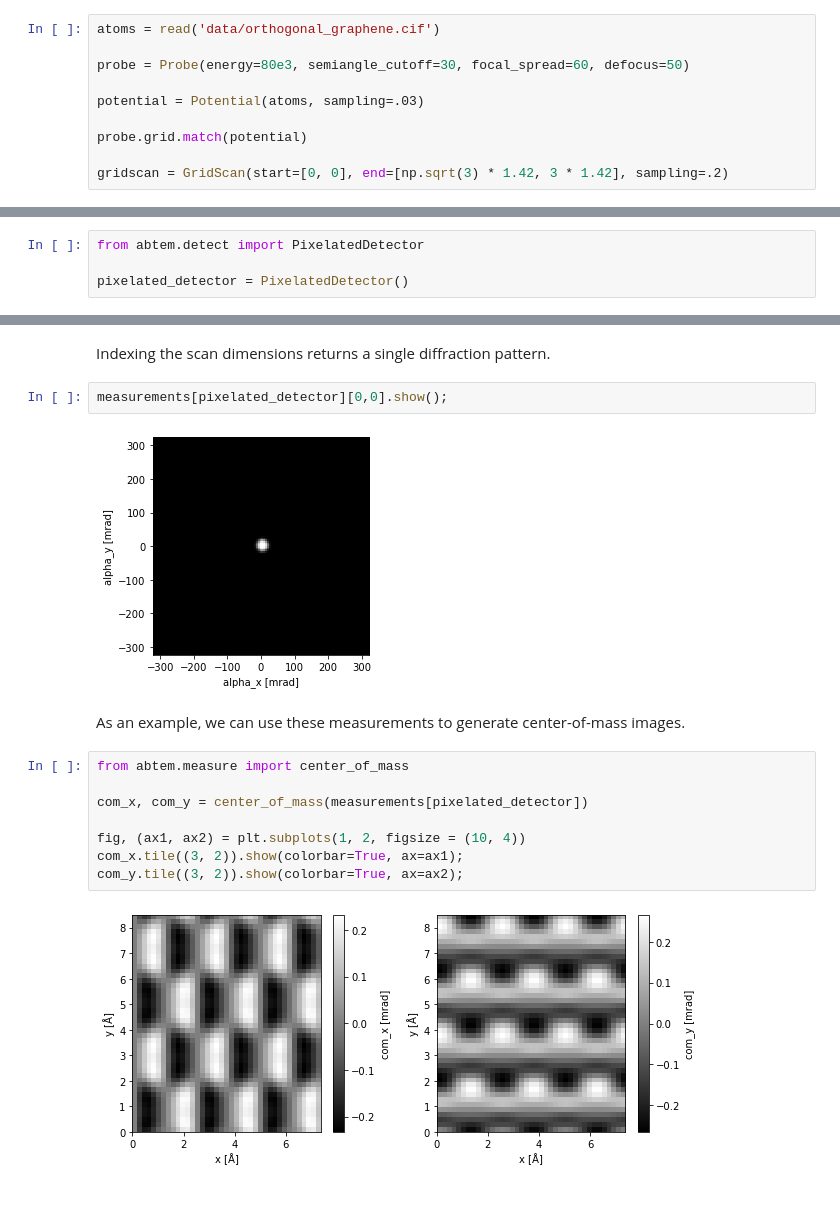
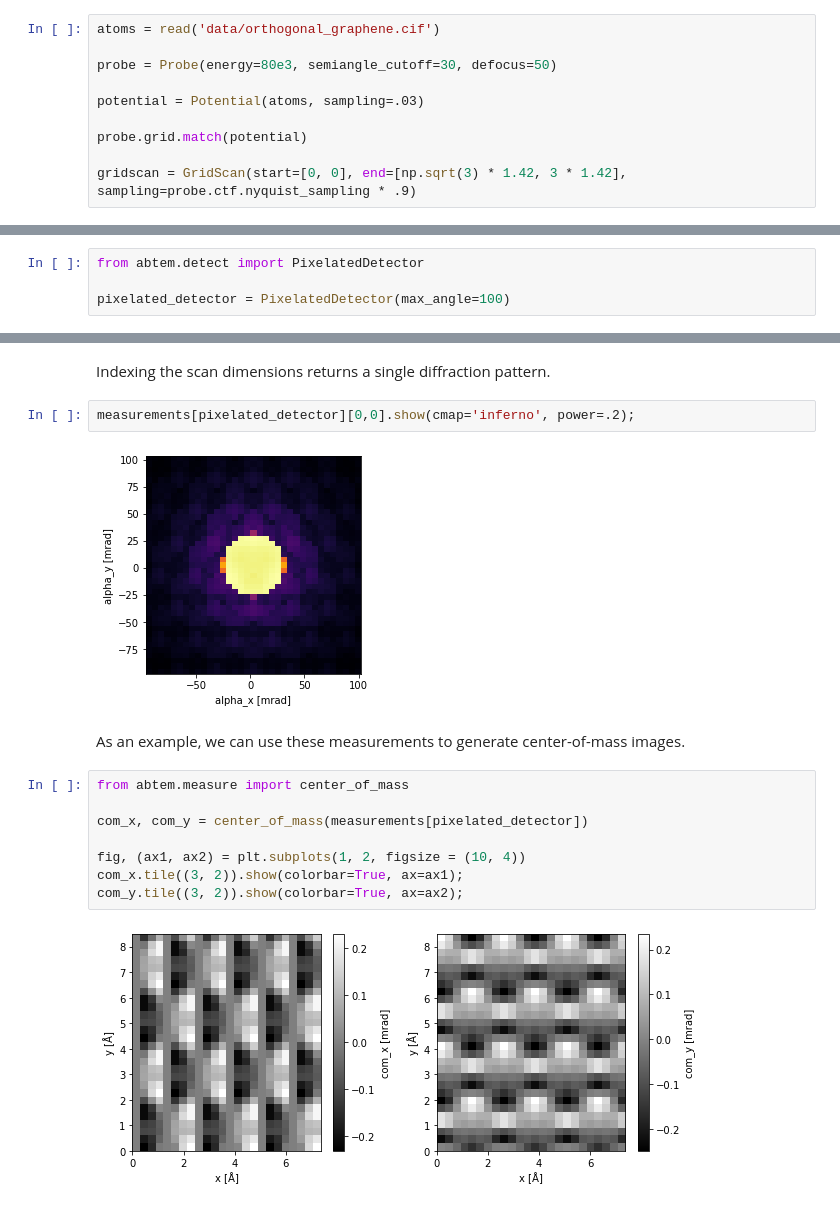
Before and after one commit to abTEM/abTEM, a Jupyter notebook: docs/source/walkthrough/07_detectors_(4D-STEM).ipynb, the cells around one changed output, grey strips where cells are left out. Cells and saved outputs as stored; diff of their text form.

```diff
--- a/docs/source/walkthrough/07_detectors_(4D-STEM).ipynb
+++ b/docs/source/walkthrough/07_detectors_(4D-STEM).ipynb
@@ -10,13 +10,13 @@ It is particularly easy to describe modern segmented and pixelated detectors use
 # %%
 atoms = read('data/orthogonal_graphene.cif')
 
-probe = Probe(energy=80e3, semiangle_cutoff=30, focal_spread=60, defocus=50)
+probe = Probe(energy=80e3, semiangle_cutoff=30, defocus=50)
 
 potential = Potential(atoms, sampling=.03)
 
 probe.grid.match(potential)
 
-gridscan = GridScan(start=[0, 0], end=[np.sqrt(3) * 1.42, 3 * 1.42], sampling=.2)
+gridscan = GridScan(start=[0, 0], end=[np.sqrt(3) * 1.42, 3 * 1.42], sampling=probe.ctf.nyquist_sampling * .9)
 # %% [markdown]
 ## Segmented detector
 # %% [markdown]
@@ -97,15 +97,15 @@ The `PixelatedDetector` records the intensity of the Fourier-transformed exit wa
 # %%
 from abtem.detect import PixelatedDetector
 
-pixelated_detector = PixelatedDetector()
+pixelated_detector = PixelatedDetector(max_angle=100)
 # %%
 measurements = probe.scan(gridscan, [pixelated_detector], potential)
 # %% [markdown]
 Indexing the scan dimensions returns a single diffraction pattern.
 # %%
-measurements[pixelated_detector][0,0].show();
+measurements[pixelated_detector][0,0].show(cmap='inferno', power=.2);
 # %% [output]
-[figure, old version]
+[figure, new version]
 # %% [markdown]
 As an example, we can use these measurements to generate center-of-mass images.
 # %%
@@ -117,4 +117,4 @@ fig, (ax1, ax2) = plt.subplots(1, 2, figsize = (10, 4))
 com_x.tile((3, 2)).show(colorbar=True, ax=ax1);
 com_y.tile((3, 2)).show(colorbar=True, ax=ax2);
 # %% [output]
-[figure, old version]
+[figure, new version]
```
Also changed, not shown: parts of 4 cells of this notebook, 3 other files.
